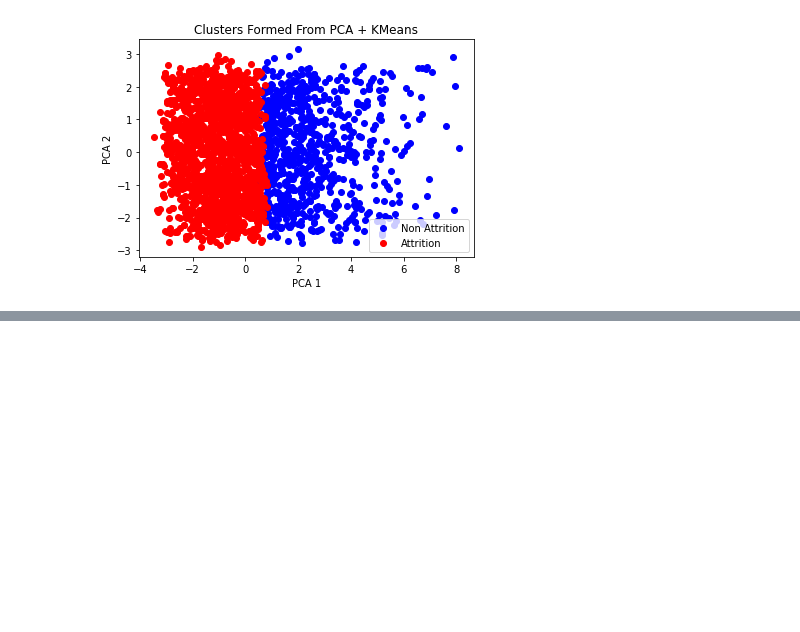
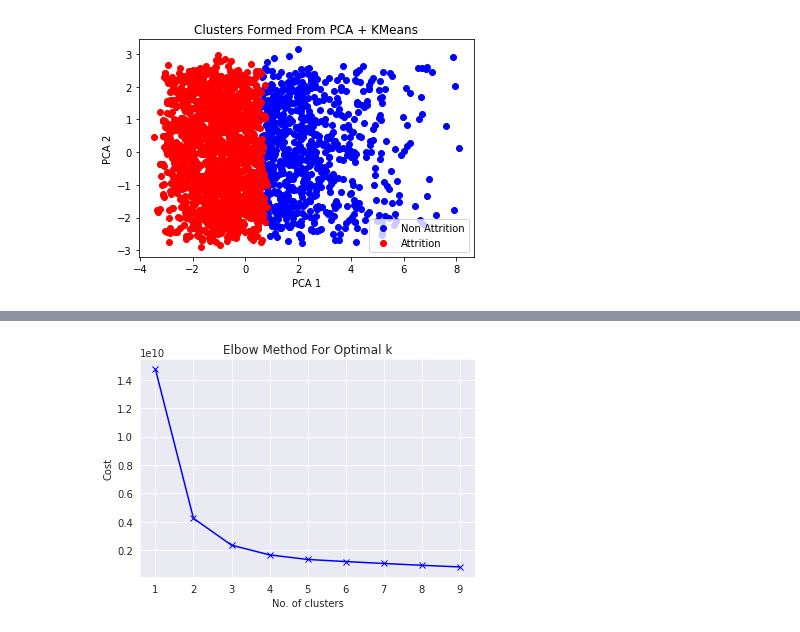
Before and after one commit to afnanrahman/EAFP, a Jupyter notebook: Kevin_Omer_Clustering.ipynb, the cells around one changed output, grey strips where cells are left out. Saved outputs shown, nothing was run; the diff lists cells and outputs as text; code cells hidden in the pictures; blank space fills up the shorter version.

```diff
--- a/Kevin_Omer_Clustering.ipynb
+++ b/Kevin_Omer_Clustering.ipynb
@@ -276,0 +308,3 @@ agglomerative clustering: 0.5205695764024323
+# %%
+from kmodes.kprototypes import KPrototypes
+data_arr = trimmed_data_df.values
@@ -276,0 +343,6 @@ agglomerative clustering: 0.5205695764024323
+# %%
+data_arr[:, 0] = data_arr[:, 0].astype(float)
+data_arr[:, 2] = data_arr[:, 2].astype(float)
+data_arr[:, 4] = data_arr[:, 4].astype(float)
+data_arr[:, 17] = data_arr[:, 17].astype(float)
+data_arr[:, 18] = data_arr[:, 18].astype(float)
@@ -276,0 +365,15 @@ agglomerative clustering: 0.5205695764024323
+# %%
+distance = []
+values = range(1,10)
+for k in values:
+    kproti = KPrototypes(n_clusters=k)
+    kproti.fit(data_arr, categorical=[1,3,5,6,7,8,9,10,11,12,13,14,15,16])
+    distance.append(kproti.cost_) #running this took 20 mins
+
+plt.plot(values, distance, 'bx-')
+plt.xlabel('No. of clusters')
+plt.ylabel('Cost')
+plt.title('Elbow Method For Optimal k')
+plt.show()
+# %% [output]
+[figure, added]
```
Also changed, not shown: parts of 39 cells of this notebook.
